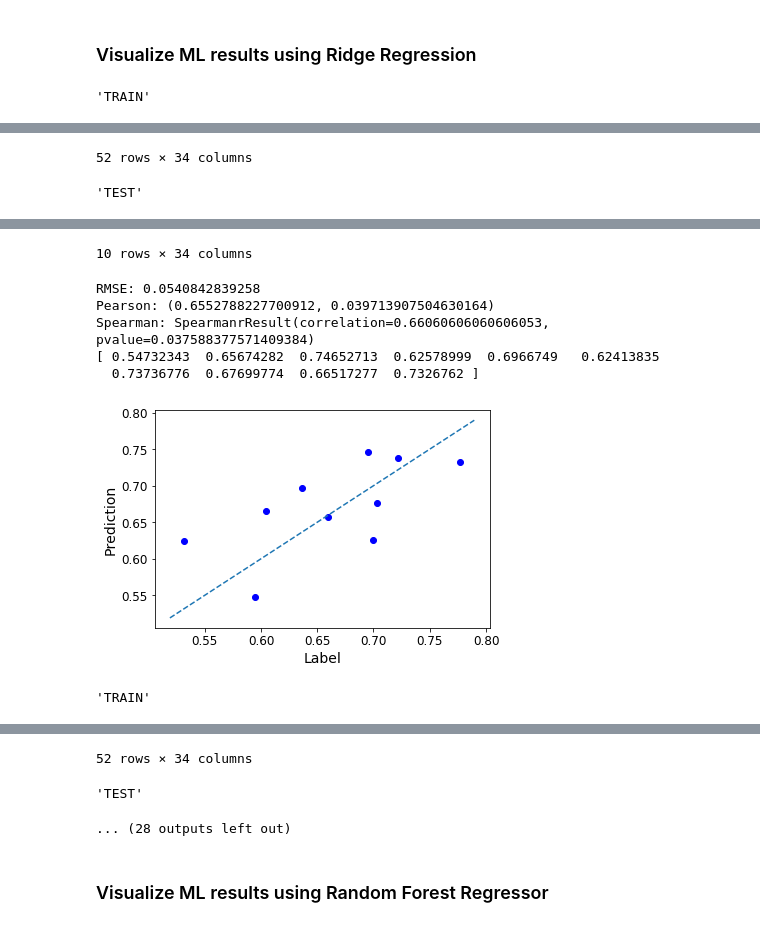
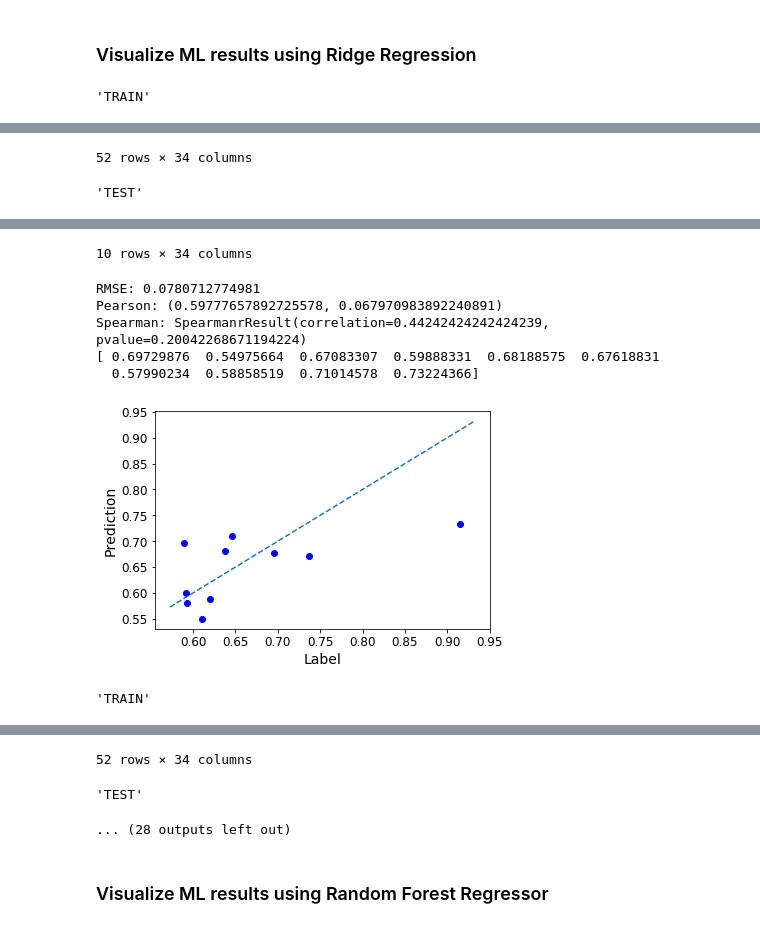
Before and after one commit to CodingBash/cn-ml-analysis, a Jupyter notebook: notebooks/Supervised Learning using CNLR COREs.ipynb, the cells around one changed output, grey strips where cells are left out. Drawn from its saved outputs; the diff is of its cells as text; code cells hidden in the pictures.

Commit message:
Changing to MinMaxNormalization - results not much better
-Preferring standardization

```diff
--- a/notebooks/Supervised Learning using CNLR COREs.ipynb
+++ b/notebooks/Supervised Learning using CNLR COREs.ipynb
@@ -156,12 +156,14 @@ def abline(slope, intercept):
     y_vals = intercept + slope * x_vals
     plt.plot(x_vals, y_vals, '--')
 # %%
-def retrieve_pipelines(model_name, ml_model):
+def retrieve_pipelines(model_name, ml_model, scaling_method = "standard"):
+
+    labelScaler = StandardScaler() if scaling_method == "standard" else MinMaxScaler()
+    featureScaler = StandardScaler() if scaling_method == "standard" else MinMaxScaler()
 
     labelPipeline = Pipeline([
      ('imputer', Imputer(axis=0,strategy="median")),
-     ('scaler', StandardScaler()),
-    #('scaler', MinMaxScaler())
+     ('scaler', labelScaler),
     ])
 
     modelPipeline = Pipeline([
@@ -174,7 +176,7 @@ def retrieve_pipelines(model_name, ml_model):
 
     featureSetPipeline = Pipeline([
         ('imputer', Imputer(axis=0,strategy="median")),
-        ('scaler', StandardScaler()),
+        ('scaler', featureScaler),
     ])
 
     return (modelPipeline, labelPipeline, featureSetPipeline)
@@ -235,7 +237,7 @@ def cv_score(XYpipeline, X_TRAIN, this_y_train_tr):
 ### Visualize ML results using Ridge Regression
 # %%
 for label in labels:
-    modelPipeline, labelPipeline, featureSetPipeline  = retrieve_pipelines("ridge_model", Ridge(alpha = 0.5))
+    modelPipeline, labelPipeline, featureSetPipeline  = retrieve_pipelines("ridge_model", Ridge(alpha = 0.5), "normal")
 
     # Impute samples where label is NA
     X_nonNA, y_nonNA = remove_NAs(X, y, label)
@@ -301,9 +303,9 @@ for label in labels:
 10 rows × 34 columns
-RMSE: 0.0540842839258
-Pearson: (0.6552788227700912, 0.039713907504630164)
-Spearman: SpearmanrResult(correlation=0.66060606060606053, pvalue=0.037588377571409384)
-[ 0.54732343  0.65674282  0.74652713  0.62578999  0.6966749   0.62413835
-  0.73736776  0.67699774  0.66517277  0.7326762 ]
+RMSE: 0.0780712774981
+Pearson: (0.59777657892725578, 0.067970983892240891)
+Spearman: SpearmanrResult(correlation=0.44242424242424239, pvalue=0.20042268671194224)
+[ 0.69729876  0.54975664  0.67083307  0.59888331  0.68188575  0.67618831
+  0.57990234  0.58858519  0.71014578  0.73224366]
-[figure, old version]
+[figure, new version]
 'TRAIN'
 |  | Paclitaxel | 1 | 3 | 8 | 9 | 16 | 18 | 22 | 23 | 24 | ... | ... |
```
Also changed, not shown: parts of 2 cells of this notebook, 2 other files.
